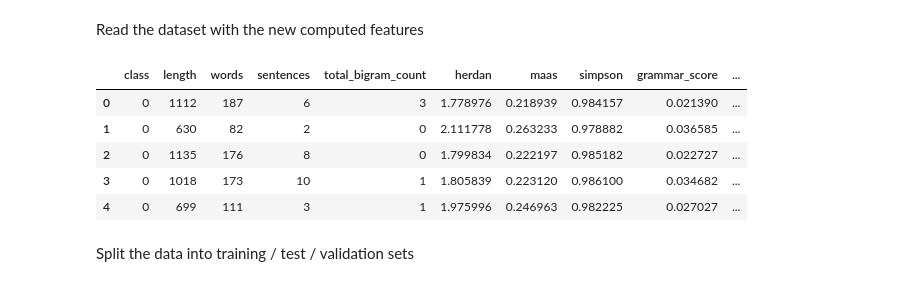
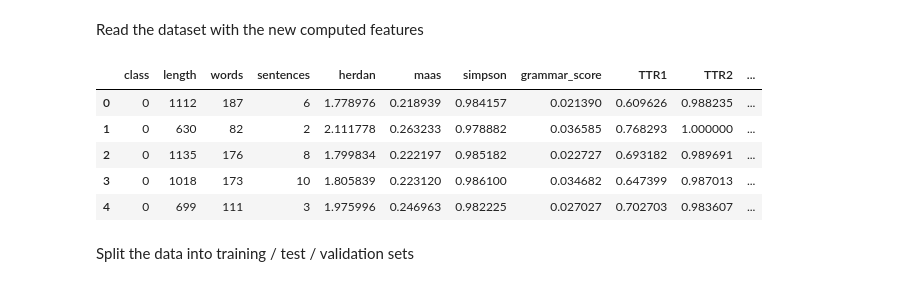
Before and after one commit to do3-173/FDS_Final, a Jupyter notebook: LR_with_TFIDF_and_NEWFEATURES.ipynb, the cells around one changed output. Drawn from its saved outputs; the diff is of its cells as text; code cells hidden in the pictures.

```diff
--- a/LR_with_TFIDF_and_NEWFEATURES.ipynb
+++ b/LR_with_TFIDF_and_NEWFEATURES.ipynb
@@ -264,3 +244,0 @@ def sum_bigram_counts(row):
-# %%
-data = data.apply(sum_bigram_counts, axis=1)
-data.head()
@@ -378,7 +349,7 @@ data.head()
 | 4 | In recent years there has been gr... | 0 | 699 | 111 | 3 | recent years growing concern inte... | in recent years there has been gr... |
 # %%
 # create a new DataFrame called df, dropping the columns that we don't want to use from the original dataset
-df = data.drop(columns=["article", "length", "words", "sentences", "total_bigram_count"])
+df = data.drop(columns=["article", "length", "words", "sentences"])
 
 # reorders the columns
 df = df[['article_clean', 'class']]
@@ -697,10 +668,6 @@ Everything done on partially pre-procesed articles: only no punctuation but we k
 # %% [markdown]
 Before getting the features, we add some columns to the dataset that containg infromations needed to compute more then one feature. We will drop these columns afterwards.
 # %%
-# Loading the original dataset
-data = pd.read_csv("article_level_data.csv" , index_col= False )
-data.drop(columns=["Unnamed: 0"])
-
 # article_clean as a list, useful
 data['article_list'] = data.article_nopunct.apply(str.split)
 # %% [markdown]
@@ -760,5 +732,5 @@ data['perplexity'] = data.article.apply(scorer.get_perplexity)
 # %%
-data.drop(['bigrams', 'trigrams', 'tf', 'Unnamed: 0'], axis=1, inplace=True)
+data.drop(['bigrams', 'trigrams', 'tf'], axis=1, inplace=True)
 # %%
 data
 # %% [output]
@@ -782,16 +760,16 @@ data.to_csv('data1000_withfeatures.csv')
 # %% [markdown]
 Read the dataset with the new computed features
 # %%
-df2 = pd.read_csv("data1000_withfeatures.csv" , index_col= False )
-df2 = df2.drop(columns=["Unnamed: 0", "article", "article_clean", "article_nopunct", "article_list"])
+df2 = data.copy()
+df2 = df2.drop(columns=[ "article", "article_clean", "article_nopunct", "article_list"])
 df2.head(5)
 # %% [output]
-|  | class | length | words | sentences | total_bigram_count | herdan | maas | simpson | grammar_score | ... |
-| 0 | 0 | 1112 | 187 | 6 | 3 | 1.778976 | 0.218939 | 0.984157 | 0.021390 | ... |
-| 1 | 0 | 630 | 82 | 2 | 0 | 2.111778 | 0.263233 | 0.978882 | 0.036585 | ... |
-| 2 | 0 | 1135 | 176 | 8 | 0 | 1.799834 | 0.222197 | 0.985182 | 0.022727 | ... |
-| 3 | 0 | 1018 | 173 | 10 | 1 | 1.805839 | 0.223120 | 0.986100 | 0.034682 | ... |
-| 4 | 0 | 699 | 111 | 3 | 1 | 1.975996 | 0.246963 | 0.982225 | 0.027027 | ... |
+|  | class | length | words | sentences | herdan | maas | simpson | grammar_score | TTR1 | TTR2 | ... |
+| 0 | 0 | 1112 | 187 | 6 | 1.778976 | 0.218939 | 0.984157 | 0.021390 | 0.609626 | 0.988235 | ... |
+| 1 | 0 | 630 | 82 | 2 | 2.111778 | 0.263233 | 0.978882 | 0.036585 | 0.768293 | 1.000000 | ... |
+| 2 | 0 | 1135 | 176 | 8 | 1.799834 | 0.222197 | 0.985182 | 0.022727 | 0.693182 | 0.989691 | ... |
+| 3 | 0 | 1018 | 173 | 10 | 1.805839 | 0.223120 | 0.986100 | 0.034682 | 0.647399 | 0.987013 | ... |
+| 4 | 0 | 699 | 111 | 3 | 1.975996 | 0.246963 | 0.982225 | 0.027027 | 0.702703 | 0.983607 | ... |
 # %% [markdown]
 Split the data into training / test / validation sets
 # %%
```
Also changed, not shown: parts of 29 cells of this notebook, 2 other files.
